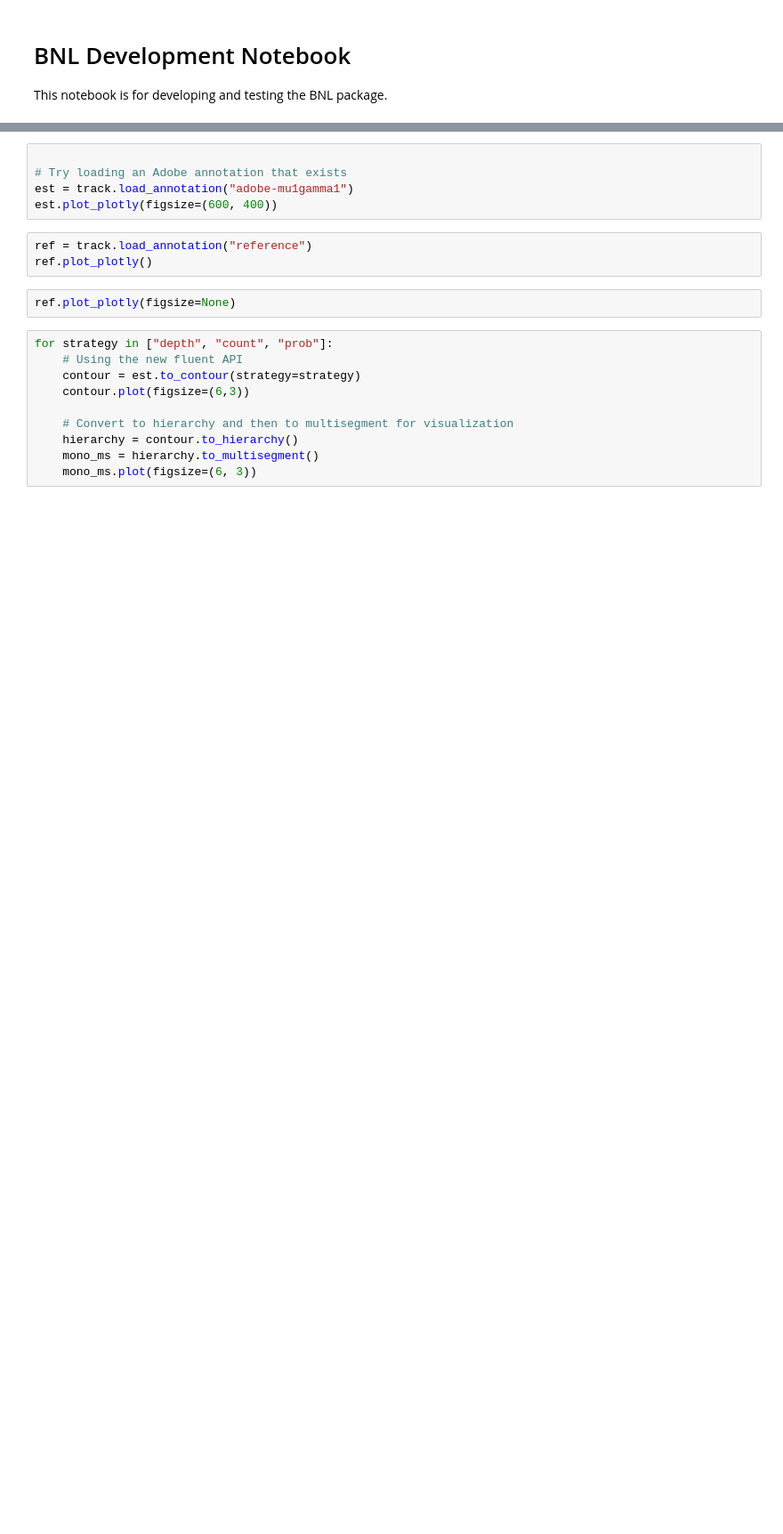
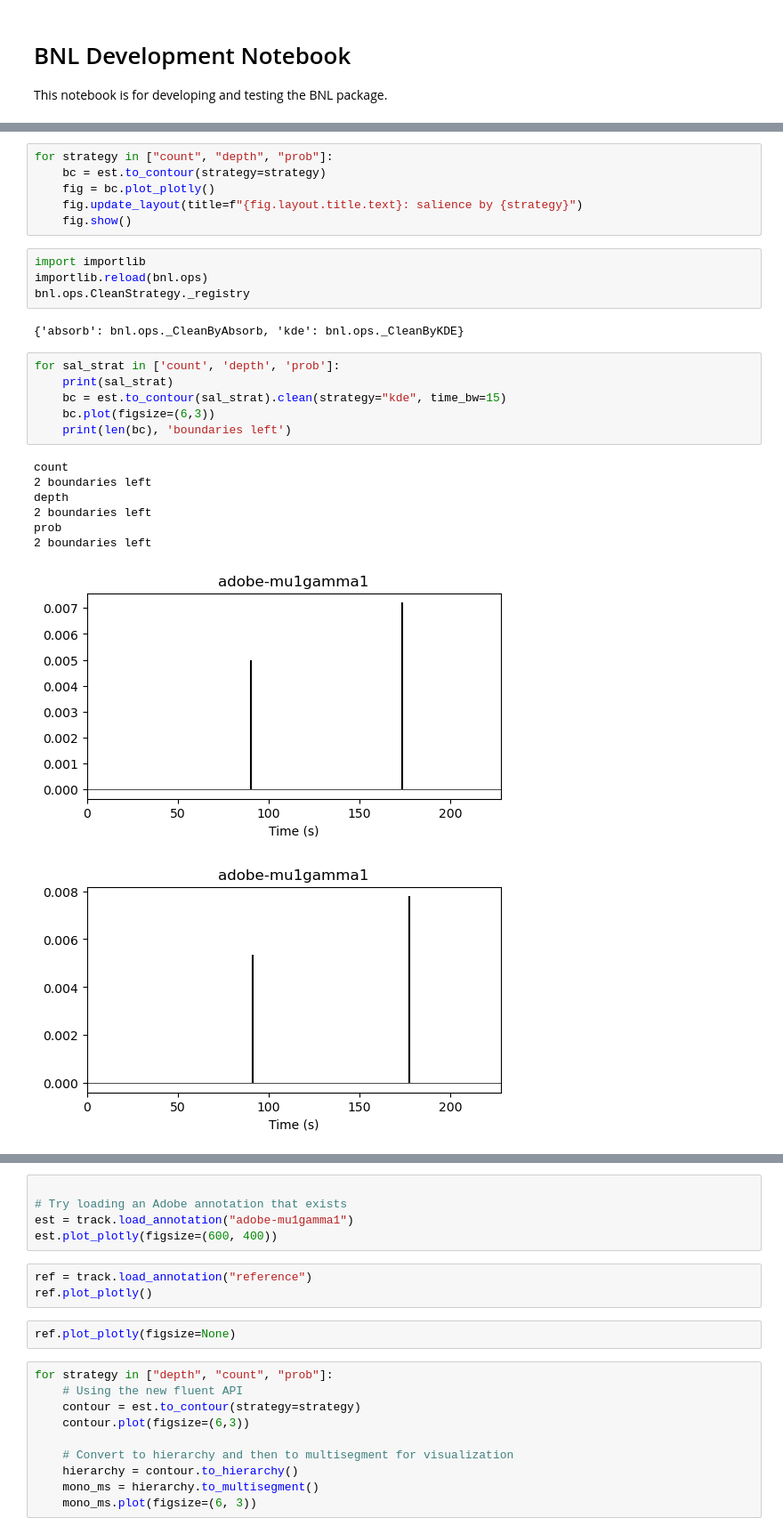
Before and after one commit to tomxi/bnl, a Jupyter notebook: notebooks/development.ipynb, the cells around one changed output, grey strips where cells are left out. Shown at 89% size. Cells and saved outputs as stored; diff of their text form; blank space fills up the shorter version.

Commit message:
clean up

```diff
--- a/notebooks/development.ipynb
+++ b/notebooks/development.ipynb
@@ -17,0 +21,27 @@ ref = track.load_annotation("reference")
+# %%
+for strategy in ["count", "depth", "prob"]:
+    bc = est.to_contour(strategy=strategy)
+    fig = bc.plot_plotly()
+    fig.update_layout(title=f"{fig.layout.title.text}: salience by {strategy}")
+    fig.show()
+# %%
+import importlib
+importlib.reload(bnl.ops)
+bnl.ops.CleanStrategy._registry
+# %% [output]
+{'absorb': bnl.ops._CleanByAbsorb, 'kde': bnl.ops._CleanByKDE}
+# %%
+for sal_strat in ['count', 'depth', 'prob']:
+    print(sal_strat)
+    bc = est.to_contour(sal_strat).clean(strategy="kde", time_bw=15)
+    bc.plot(figsize=(6,3))
+    print(len(bc), 'boundaries left')
+# %% [output]
+count
+2 boundaries left
+depth
+2 boundaries left
+prob
+2 boundaries left
+[figure, added]
+[figure, added]
```
Also changed, not shown: parts of 5 cells of this notebook, 6 other files.
